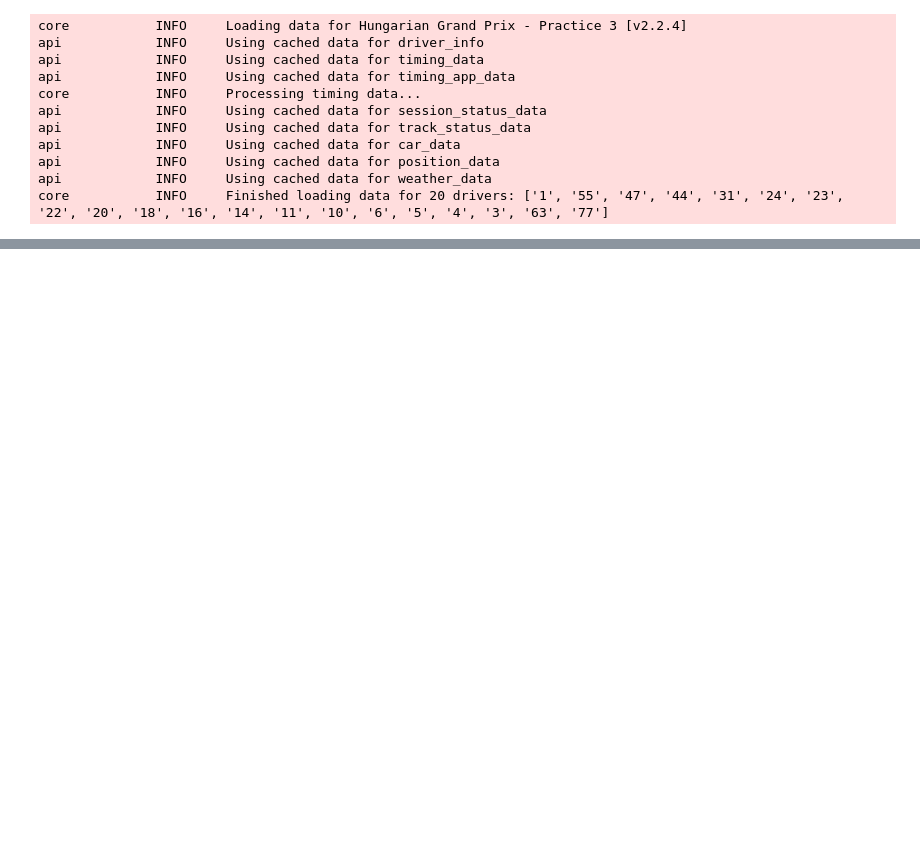
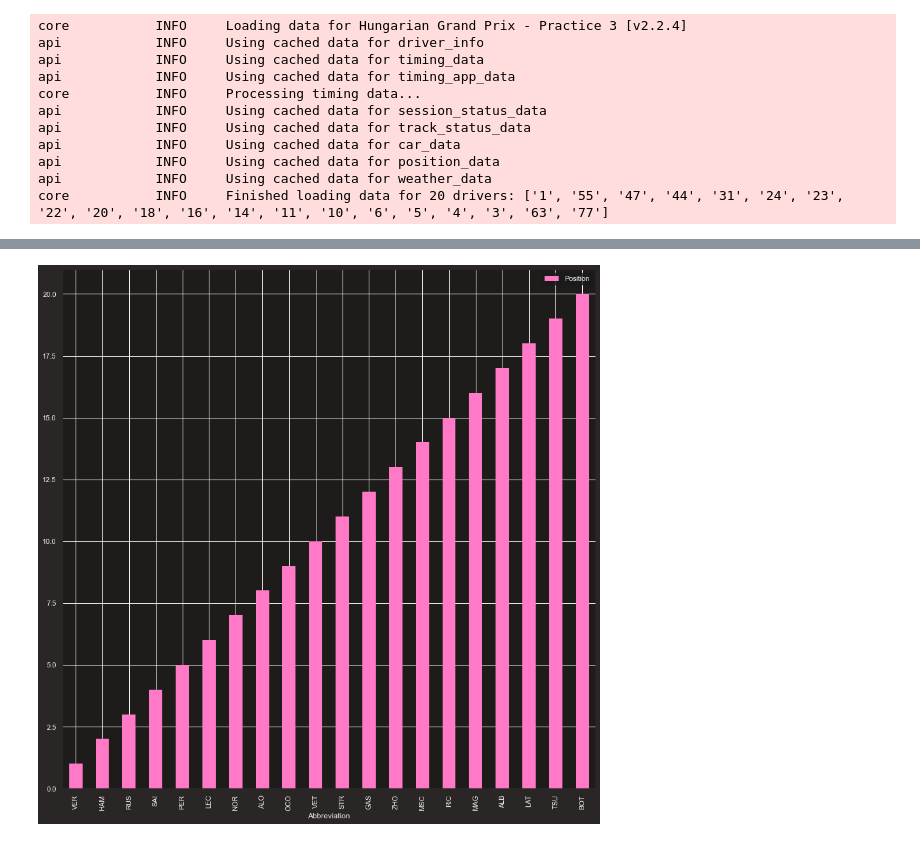
Before and after one commit to CamStevens15/F1_2022_race_analytics, a Jupyter notebook: Code_Analysis/Hungary_GP.ipynb, the cells around one changed output, grey strips where cells are left out. Drawn from its saved outputs; the diff is of its cells as text; code cells hidden in the pictures; blank space fills up the shorter version.

Commit message:
Update Hungary GP, update driver_comparison.py file

```diff
--- a/Code_Analysis/Hungary_GP.ipynb
+++ b/Code_Analysis/Hungary_GP.ipynb
@@ -37,0 +80,10 @@ hungary_race = get_session(2022, "Hungary GP", "R")
+# %%
+my_df = hungary_race.results
+drivers = hungary_race.results[["Abbreviation"]]
+position = hungary_race.results[["Position"]]
+
+import matplotlib.pyplot as pls
+my_df.plot(x="Abbreviation", y="Position", kind='bar')
+plt.show()
+# %% [output]
+[figure, added]
```
Also changed, not shown: parts of 22 cells of this notebook, 1 other file.
